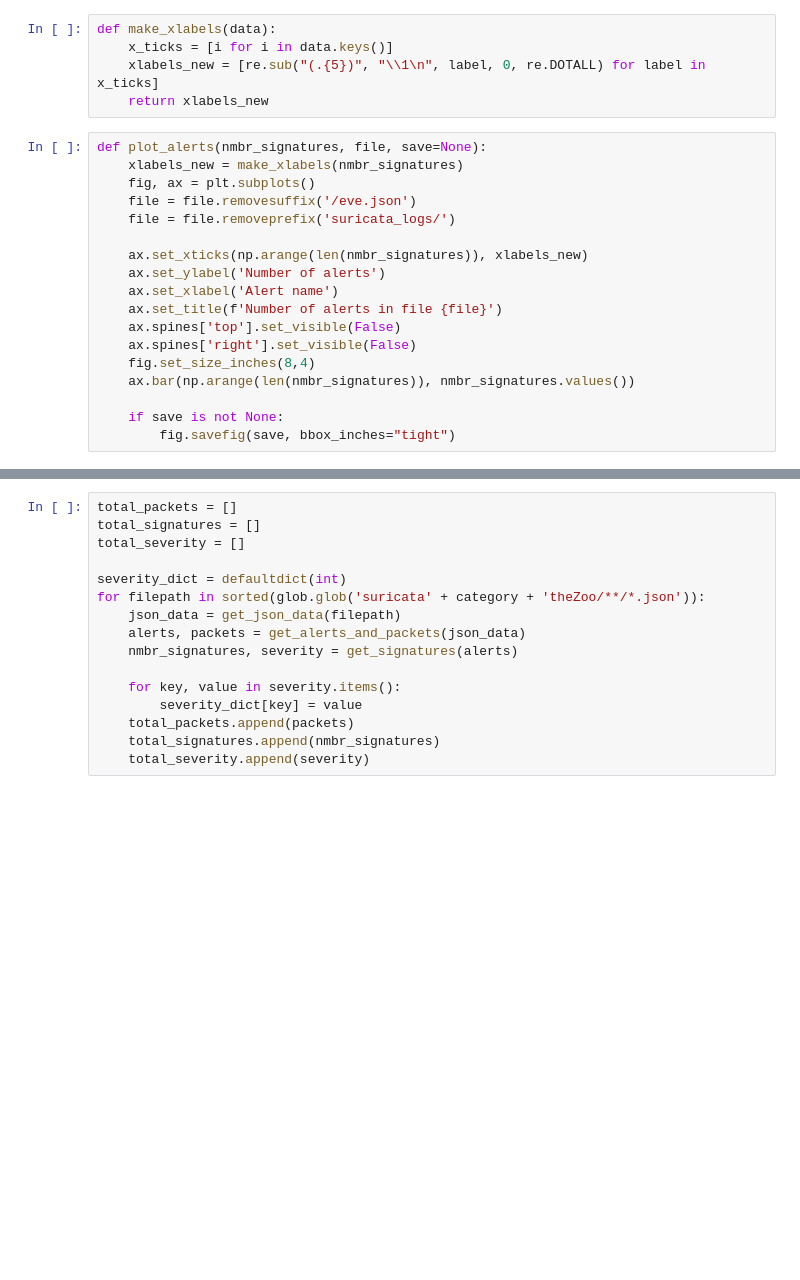
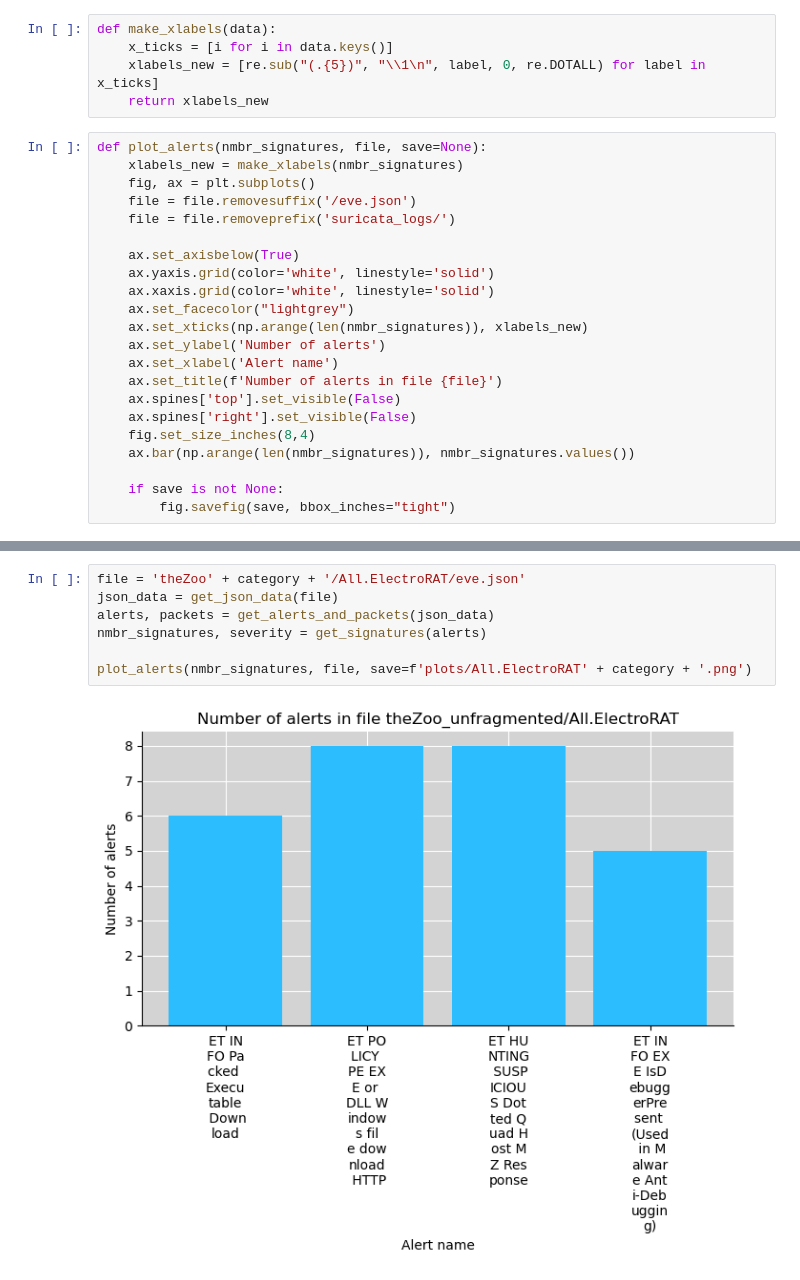
Before and after one commit to PaMemmes/Adding-Interpretability-to-an-Anomaly-Based-Method, a Jupyter notebook: suricata_analysis/analysis.ipynb, the cells around one changed output, grey strips where cells are left out. Cells and saved outputs as stored; diff of their text form; blank space fills up the shorter version.

```diff
--- a/suricata_analysis/analysis.ipynb
+++ b/suricata_analysis/analysis.ipynb
@@ -53,6 +69,10 @@ def plot_alerts(nmbr_signatures, file, save=None):
     file = file.removesuffix('/eve.json')
     file = file.removeprefix('suricata_logs/')
 
+    ax.set_axisbelow(True)
+    ax.yaxis.grid(color='white', linestyle='solid')
+    ax.xaxis.grid(color='white', linestyle='solid')
+    ax.set_facecolor("lightgrey")
     ax.set_xticks(np.arange(len(nmbr_signatures)), xlabels_new)
     ax.set_ylabel('Number of alerts')
     ax.set_xlabel('Alert name')
@@ -138,16 +183,9 @@ def plot_packet_alerts(packets, total_signatures, save=None):
 # %%
-total_packets = []
-total_signatures = []
-total_severity = []
+file = 'theZoo' + category + '/All.ElectroRAT/eve.json'
+json_data = get_json_data(file)
+alerts, packets = get_alerts_and_packets(json_data)
+nmbr_signatures, severity = get_signatures(alerts)
 
-severity_dict = defaultdict(int)
-for filepath in sorted(glob.glob('suricata' + category + 'theZoo/**/*.json')):
-    json_data = get_json_data(filepath)
-    alerts, packets = get_alerts_and_packets(json_data)
-    nmbr_signatures, severity = get_signatures(alerts)
-
-    for key, value in severity.items():
-        severity_dict[key] = value
-    total_packets.append(packets)
-    total_signatures.append(nmbr_signatures)
-    total_severity.append(severity)
+plot_alerts(nmbr_signatures, file, save=f'plots/All.ElectroRAT' + category + '.png')
+# %% [output]
+[figure, added]
```
Also changed, not shown: parts of 11 cells of this notebook.
